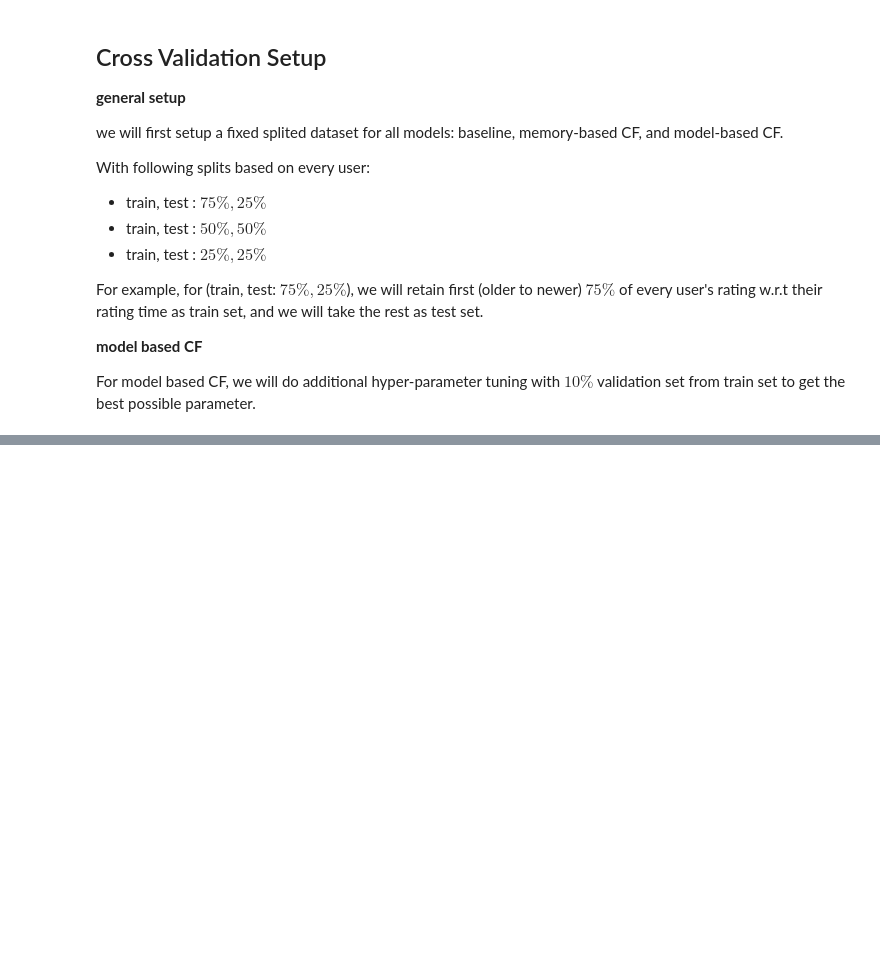
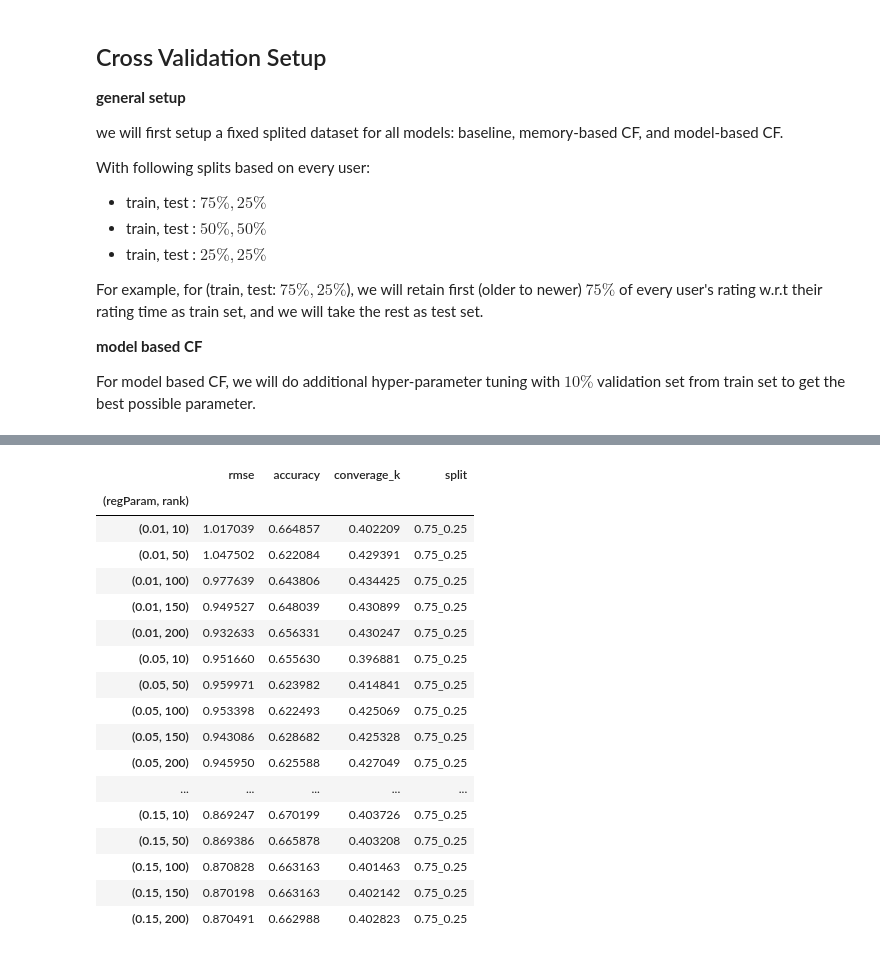
Before and after one commit to syeehyn/personalization-system, a Jupyter notebook: notebook/final_report.ipynb, the cells around one changed output, grey strips where cells are left out. Saved outputs shown, nothing was run; the diff lists cells and outputs as text; code cells hidden in the pictures; blank space fills up the shorter version.

```diff
--- a/notebook/final_report.ipynb
+++ b/notebook/final_report.ipynb
@@ -582,0 +322,23 @@ als_cf_res
+# %%
+for split in ['0.75_0.25', '0.5_0.5', '0.25_0.75']:
+    subset = tuning_res[tuning_res.split == split].drop('split', axis = 1)
+    print(f'''with split = {split}''')
+# %% [output]
+|  | rmse | accuracy | converage_k | split |
+| (regParam, rank) |  |  |  |  |
+| (0.01, 10) | 1.017039 | 0.664857 | 0.402209 | 0.75_0.25 |
+| (0.01, 50) | 1.047502 | 0.622084 | 0.429391 | 0.75_0.25 |
+| (0.01, 100) | 0.977639 | 0.643806 | 0.434425 | 0.75_0.25 |
+| (0.01, 150) | 0.949527 | 0.648039 | 0.430899 | 0.75_0.25 |
+| (0.01, 200) | 0.932633 | 0.656331 | 0.430247 | 0.75_0.25 |
+| (0.05, 10) | 0.951660 | 0.655630 | 0.396881 | 0.75_0.25 |
+| (0.05, 50) | 0.959971 | 0.623982 | 0.414841 | 0.75_0.25 |
+| (0.05, 100) | 0.953398 | 0.622493 | 0.425069 | 0.75_0.25 |
+| (0.05, 150) | 0.943086 | 0.628682 | 0.425328 | 0.75_0.25 |
+| (0.05, 200) | 0.945950 | 0.625588 | 0.427049 | 0.75_0.25 |
+| ... | ... | ... | ... | ... |
+| (0.15, 10) | 0.869247 | 0.670199 | 0.403726 | 0.75_0.25 |
+| (0.15, 50) | 0.869386 | 0.665878 | 0.403208 | 0.75_0.25 |
+| (0.15, 100) | 0.870828 | 0.663163 | 0.401463 | 0.75_0.25 |
+| (0.15, 150) | 0.870198 | 0.663163 | 0.402142 | 0.75_0.25 |
+| (0.15, 200) | 0.870491 | 0.662988 | 0.402823 | 0.75_0.25 |
```
Also changed, not shown: parts of 47 cells of this notebook, 14 other files.
